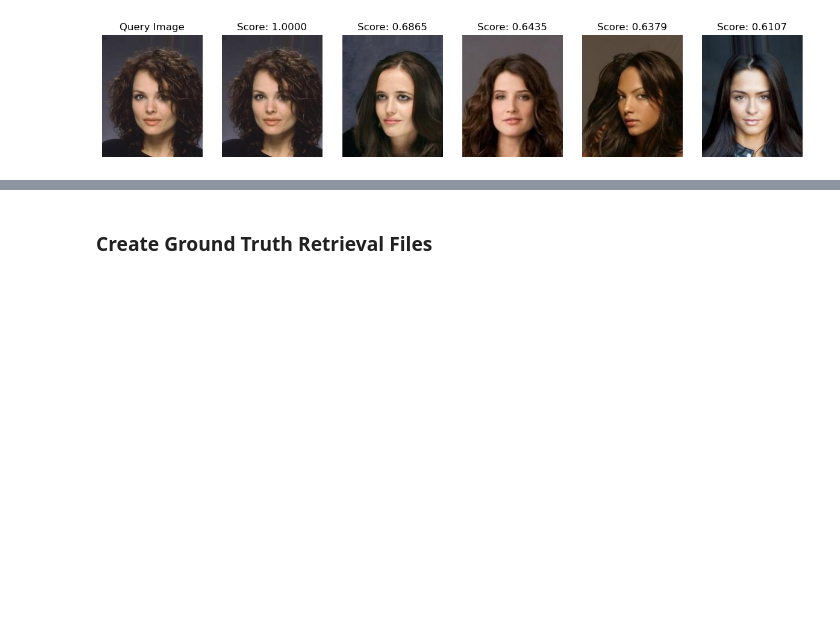
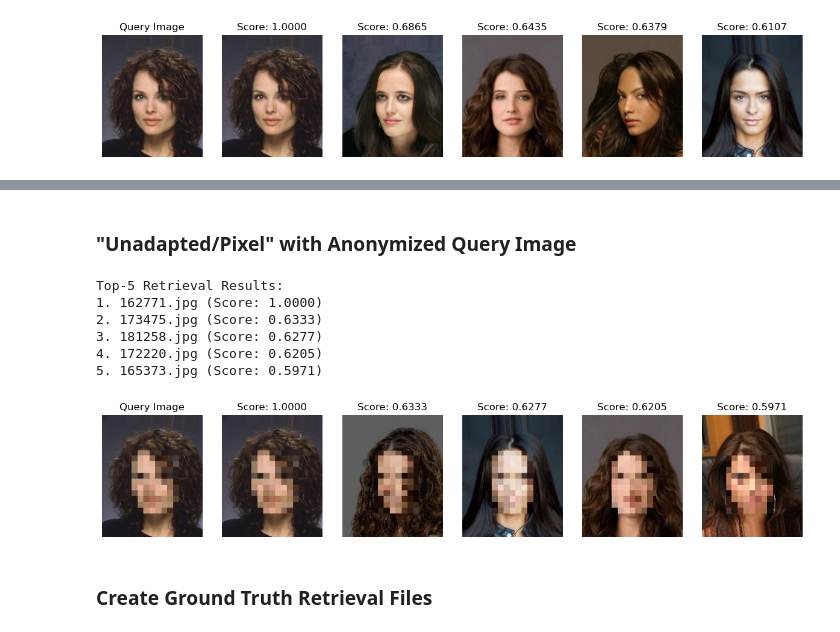
Before and after one commit to mc053/dinov2, a Jupyter notebook: evaluation.ipynb, the cells around one changed output, grey strips where cells are left out. Saved outputs shown, nothing was run; the diff lists cells and outputs as text; code cells hidden in the pictures; blank space fills up the shorter version.

```diff
--- a/evaluation.ipynb
+++ b/evaluation.ipynb
@@ -137,3 +167,35 @@ Top-5 Retrieval Results:
+# %% [markdown]
+### "Unadapted/Pixel" with Anonymized Query Image
+# %%
+if query_image_name not in CelebA_gt_CelebA_pixelated_val_embedding_names:
+    raise ValueError(f"Query image '{query_image_name}' not found in embeddings file.")
+query_embedding_np = np.array([CelebA_gt_CelebA_pixelated_val_embedding_vectors[CelebA_gt_CelebA_pixelated_val_embedding_names.index(query_image_name)]])
+# %%
+similarities = cosine_similarity(query_embedding_np, CelebA_gt_CelebA_pixelated_val_embedding_vectors)
+
+top_k = 5
+sorted_indices = np.argsort(similarities[0])[::-1]
+
+top_k_indices = sorted_indices[:top_k]
+top_k_paths = [Path("./dinov2/data/datasets/CelebA/CelebA_pixelated/val") / CelebA_gt_CelebA_pixelated_val_embedding_names[idx] for idx in top_k_indices]
+top_k_scores = [similarities[0][idx] for idx in top_k_indices]
+
+query_image_path = Path(f"./dinov2/data/datasets/CelebA/CelebA_pixelated/val/{query_image_name}")
+query_image = Image.open(query_image_path).convert("RGB")
+
+print("Top-5 Retrieval Results:")
+for i, (path, score) in enumerate(zip(top_k_paths, top_k_scores), start=1):
+    print(f"{i}. {path.name} (Score: {score:.4f})")
+
+visualize_top_k_results(query_image, top_k_paths, top_k_scores)
+# %% [output]
+Top-5 Retrieval Results:
+1. 162771.jpg (Score: 1.0000)
+2. 173475.jpg (Score: 0.6333)
+3. 181258.jpg (Score: 0.6277)
+4. 172220.jpg (Score: 0.6205)
+5. 165373.jpg (Score: 0.5971)
+[figure, added]
 # %% [markdown]
 ### Create Ground Truth Retrieval Files
 # %% [markdown]
```
Also changed, not shown: parts of 13 cells of this notebook, 1 other file.
